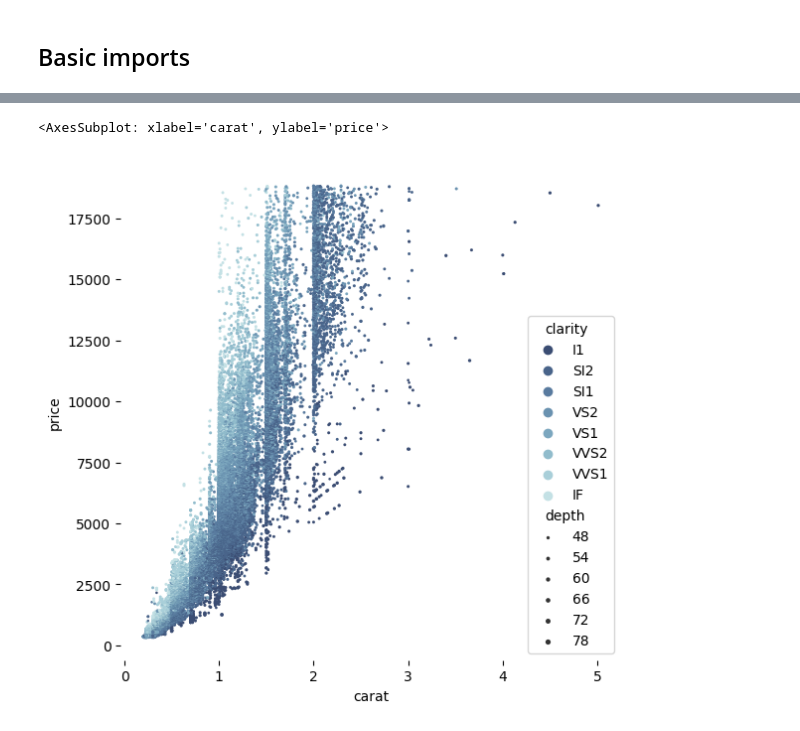
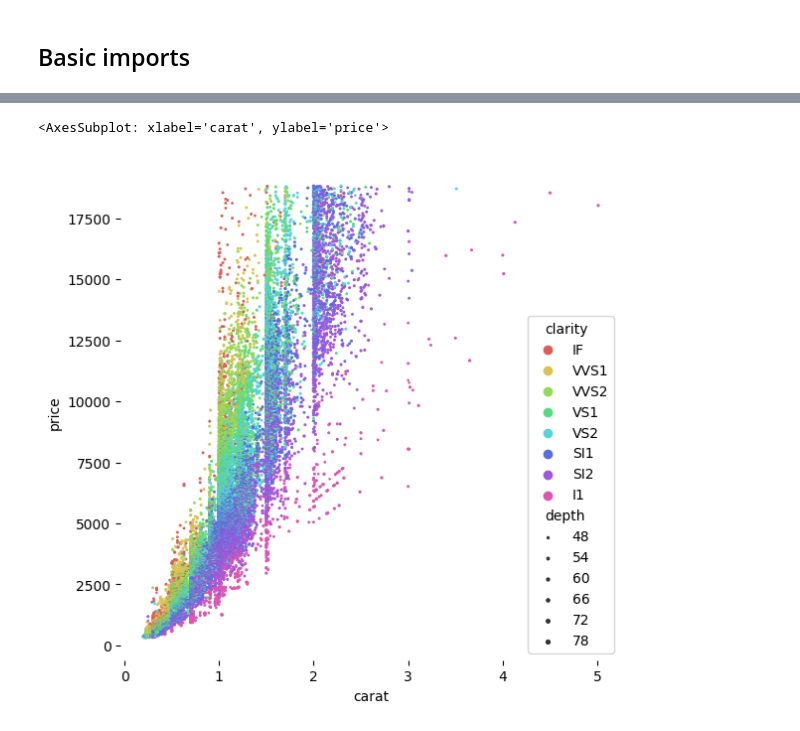
Before and after one commit to jgraber/PythonFriday, a Jupyter notebook: Jupyter/Seaborn_explore.ipynb, the cells around one changed output, grey strips where cells are left out. Saved outputs shown, nothing was run; the diff lists cells and outputs as text; code cells hidden in the pictures.

```diff
--- a/Jupyter/Seaborn_explore.ipynb
+++ b/Jupyter/Seaborn_explore.ipynb
@@ -16,3 +36,3 @@ df = pd.read_csv(data_file)
 # %%
-df = sns.load_dataset("diamonds")
+diamond = sns.load_dataset("diamonds")
 # %%
@@ -48,13 +104,12 @@ sns.stripplot(x="cut", y="price", hue="carat", data=df)
 # %%
 f, ax = plt.subplots(figsize=(6.5, 6.5))
 sns.despine(f, left=True, bottom=True)
-clarity_ranking = ["I1", "SI2", "SI1", "VS2", "VS1", "VVS2", "VVS1", "IF"]
+#clarity_ranking = ["I1", "SI2", "SI1", "VS2", "VS1", "VVS2", "VVS1", "IF"]
 sns.scatterplot(x="carat", y="price",
                 hue="clarity", size="depth",
-                palette="ch:r=-.2,d=.3_r",
-                hue_order=clarity_ranking,
+                #hue_order=clarity_ranking,
                 sizes=(1, 8), linewidth=0,
-                data=df, ax=ax)
+                data=diamond, ax=ax, palette="hls")
 # %% [output]
 <AxesSubplot: xlabel='carat', ylabel='price'>
-[figure, old version]
+[figure, new version]
```
Also changed, not shown: parts of 17 cells of this notebook.
